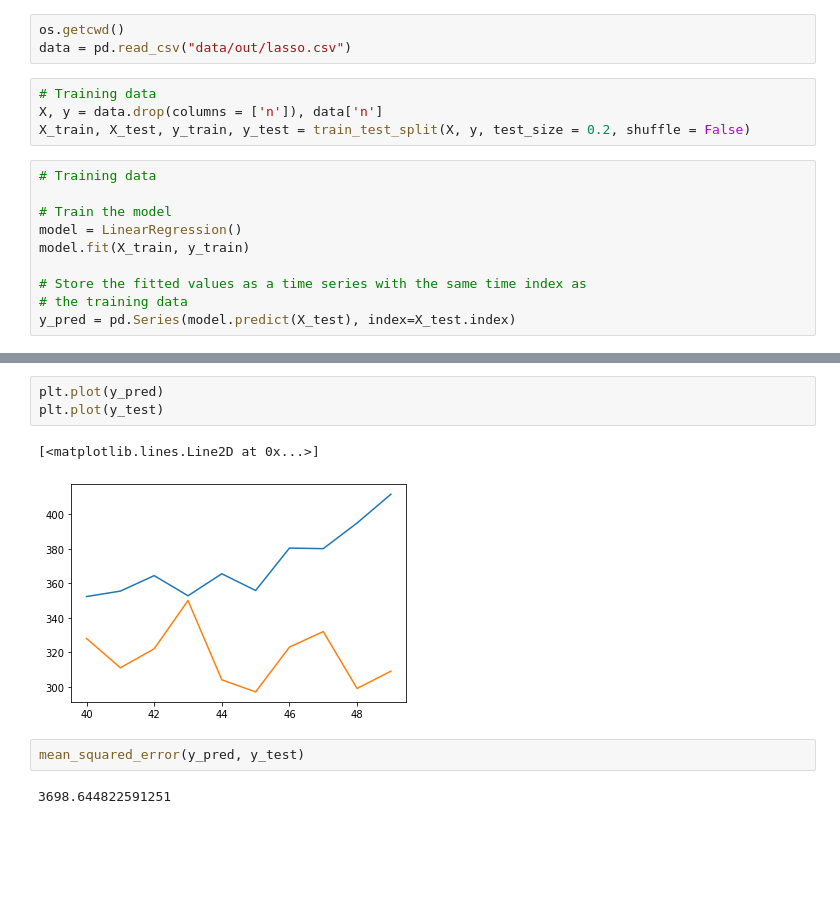
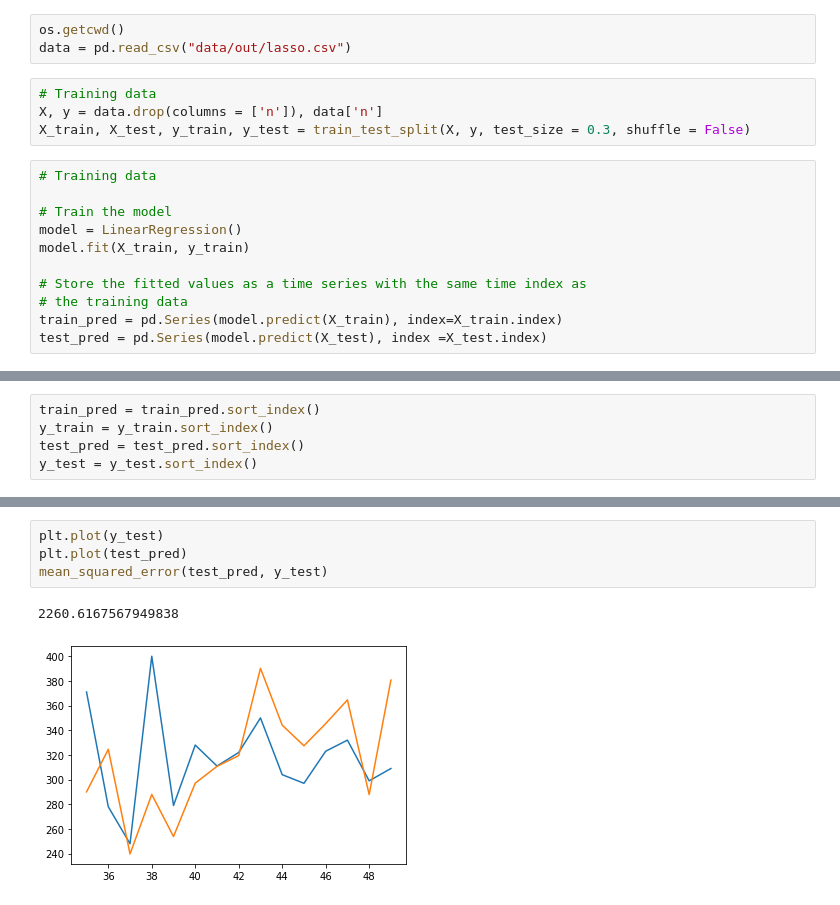
Before and after one commit to kmarkey/LJ_Leading_Indicators, a Jupyter notebook: linear_regression.ipynb, the cells around one changed output, grey strips where cells are left out. Drawn from its saved outputs; the diff is of its cells as text; blank space fills up the shorter version.

Commit message:
last lm tests

```diff
--- a/linear_regression.ipynb
+++ b/linear_regression.ipynb
@@ -12,7 +12,7 @@ data = pd.read_csv("data/out/lasso.csv")
 # %%
 # Training data
 X, y = data.drop(columns = ['n']), data['n']
-X_train, X_test, y_train, y_test = train_test_split(X, y, test_size = 0.2, shuffle = False)
+X_train, X_test, y_train, y_test = train_test_split(X, y, test_size = 0.3, shuffle = False)
 # %%
 # Training data
 
@@ -22,4 +22,5 @@ model.fit(X_train, y_train)
 
 # Store the fitted values as a time series with the same time index as
 # the training data
-y_pred = pd.Series(model.predict(X_test), index=X_test.index)
+train_pred = pd.Series(model.predict(X_train), index=X_train.index)
+test_pred = pd.Series(model.predict(X_test), index =X_test.index)
@@ -28,0 +27,5 @@ y_test = y_test.sort_index()
+# %%
+train_pred = train_pred.sort_index()
+y_train = y_train.sort_index()
+test_pred = test_pred.sort_index()
+y_test = y_test.sort_index()
@@ -29,10 +41,7 @@ y_test = y_test.sort_index()
 # %%
-plt.plot(y_pred)
 plt.plot(y_test)
+plt.plot(test_pred)
+mean_squared_error(test_pred, y_test)
 # %% [output]
-[<matplotlib.lines.Line2D at 0x...>]
+2260.6167567949838
-[figure, old version]
+[figure, new version]
-# %%
-mean_squared_error(y_pred, y_test)
-# %% [output]
-3698.644822591251
```
Also changed, not shown: parts of 3 cells of this notebook, 17 other files.
